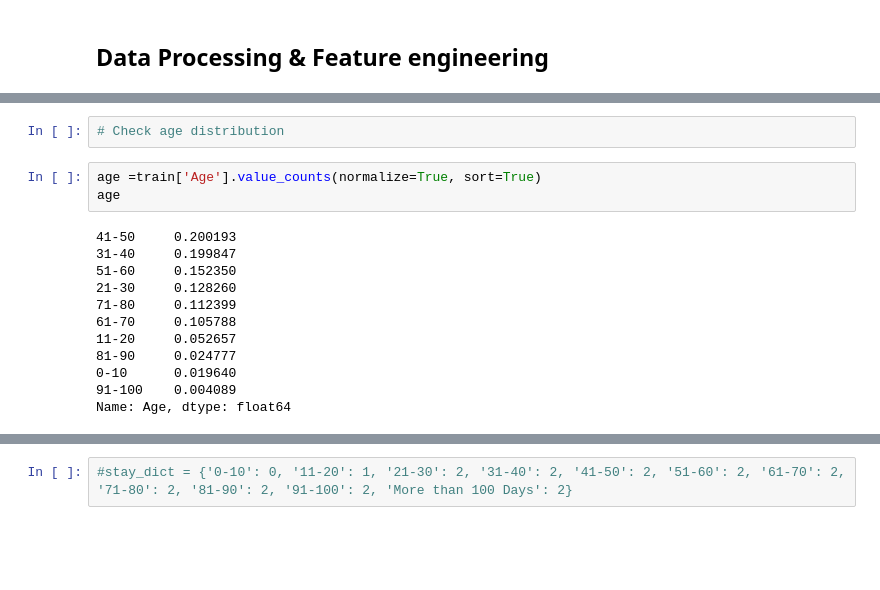
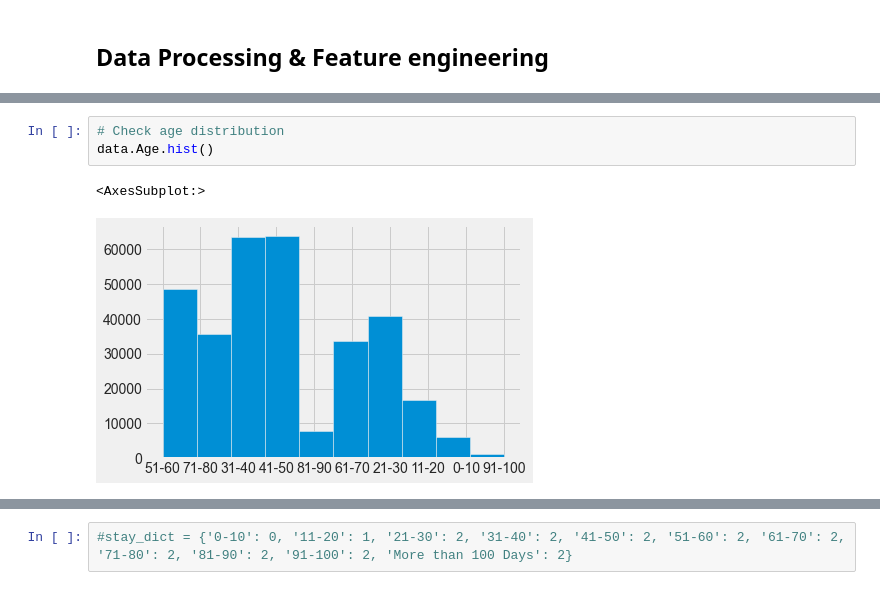
Before and after one commit to georgespap/healthcare_covid19, a Jupyter notebook: python_code_ipynb/HEALTHCARE.ipynb, the cells around one changed output, grey strips where cells are left out. Drawn from its saved outputs; the diff is of its cells as text; blank space fills up the shorter version.

```diff
--- a/python_code_ipynb/HEALTHCARE.ipynb
+++ b/python_code_ipynb/HEALTHCARE.ipynb
@@ -337,17 +210,6 @@ train
 # %%
 # Check age distribution
+data.Age.hist()
+# %% [output]
+<AxesSubplot:>
+[figure, added]
-# %%
-age =train['Age'].value_counts(normalize=True, sort=True)
-age
-# %% [output]
-41-50     0.200193
-31-40     0.199847
-51-60     0.152350
-21-30     0.128260
-71-80     0.112399
-61-70     0.105788
-11-20     0.052657
-81-90     0.024777
-0-10      0.019640
-91-100    0.004089
-Name: Age, dtype: float64
```
Also changed, not shown: parts of 105 cells of this notebook.
